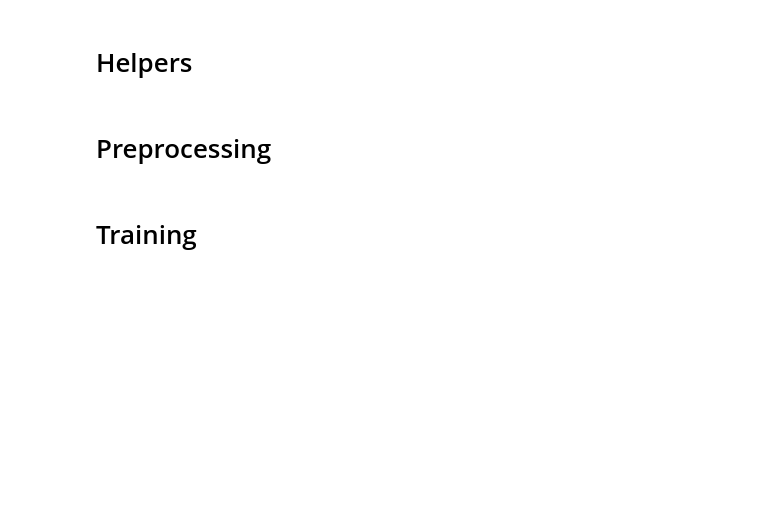
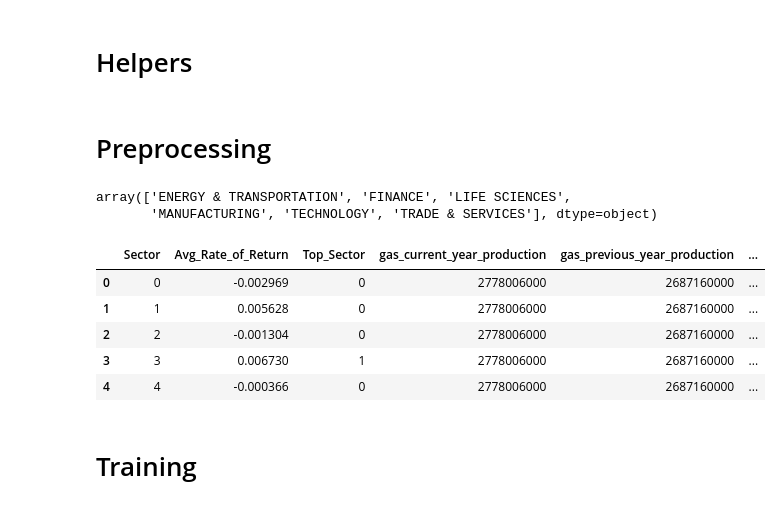
Before and after one commit to kevinsheth/sector-rotation-prediction-python, a Jupyter notebook: notebooks/models/sheth_gas_xgboost.ipynb, the cells around one changed output. Drawn from its saved outputs; the diff is of its cells as text; code cells hidden in the pictures; blank space fills up the shorter version.

```diff
--- a/notebooks/models/sheth_gas_xgboost.ipynb
+++ b/notebooks/models/sheth_gas_xgboost.ipynb
@@ -29,6 +29,11 @@ def rmse(y_true, y_pred):
 # Preprocessing
 # %%
 sector_return = pd.read_csv('s3://fintech540-ml/staging/transform/SECTOR_30T.csv')
+# %%
+sector_return.Sector.unique()
+# %% [output]
+array(['ENERGY & TRANSPORTATION', 'FINANCE', 'LIFE SCIENCES',
+       'MANUFACTURING', 'TECHNOLOGY', 'TRADE & SERVICES'], dtype=object)
 # %%
 gas = pd.read_csv('s3://fintech540-ml/external/weekly-gasoline.csv')
 gas.columns = ['gas_' + x.lower().replace(' ', '_') for x in gas.columns]
@@ -50,6 +55,15 @@ merged_df = merged_df.dropna()
 le = preprocessing.LabelEncoder()
 
 merged_df['Sector'] = le.fit_transform(merged_df['Sector'])
+# %%
+merged_df.head()
+# %% [output]
+|  | Sector | Avg_Rate_of_Return | Top_Sector | gas_current_year_production | gas_previous_year_production | ... |
+| 0 | 0 | -0.002969 | 0 | 2778006000 | 2687160000 | ... |
+| 1 | 1 | 0.005628 | 0 | 2778006000 | 2687160000 | ... |
+| 2 | 2 | -0.001304 | 0 | 2778006000 | 2687160000 | ... |
+| 3 | 3 | 0.006730 | 1 | 2778006000 | 2687160000 | ... |
+| 4 | 4 | -0.000366 | 0 | 2778006000 | 2687160000 | ... |
 # %% [markdown]
 # Training
 # %%
```
Also changed, not shown: parts of 3 cells of this notebook, 1 other file.
